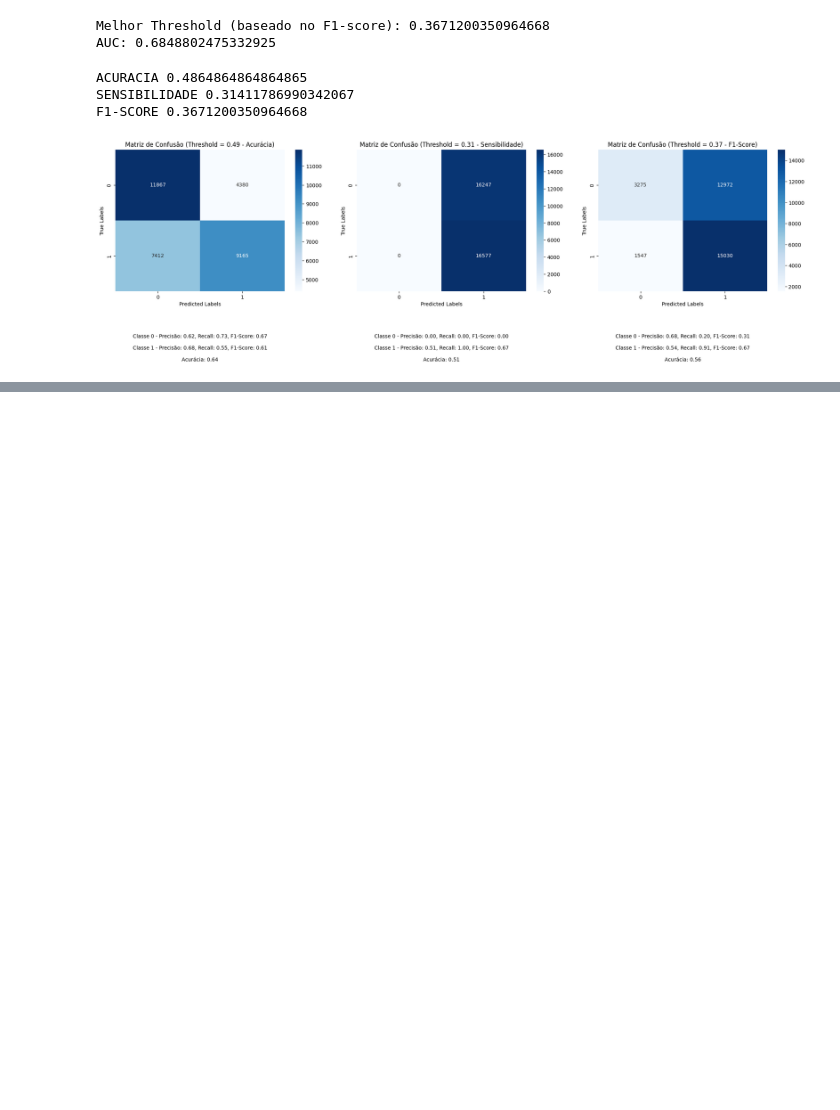
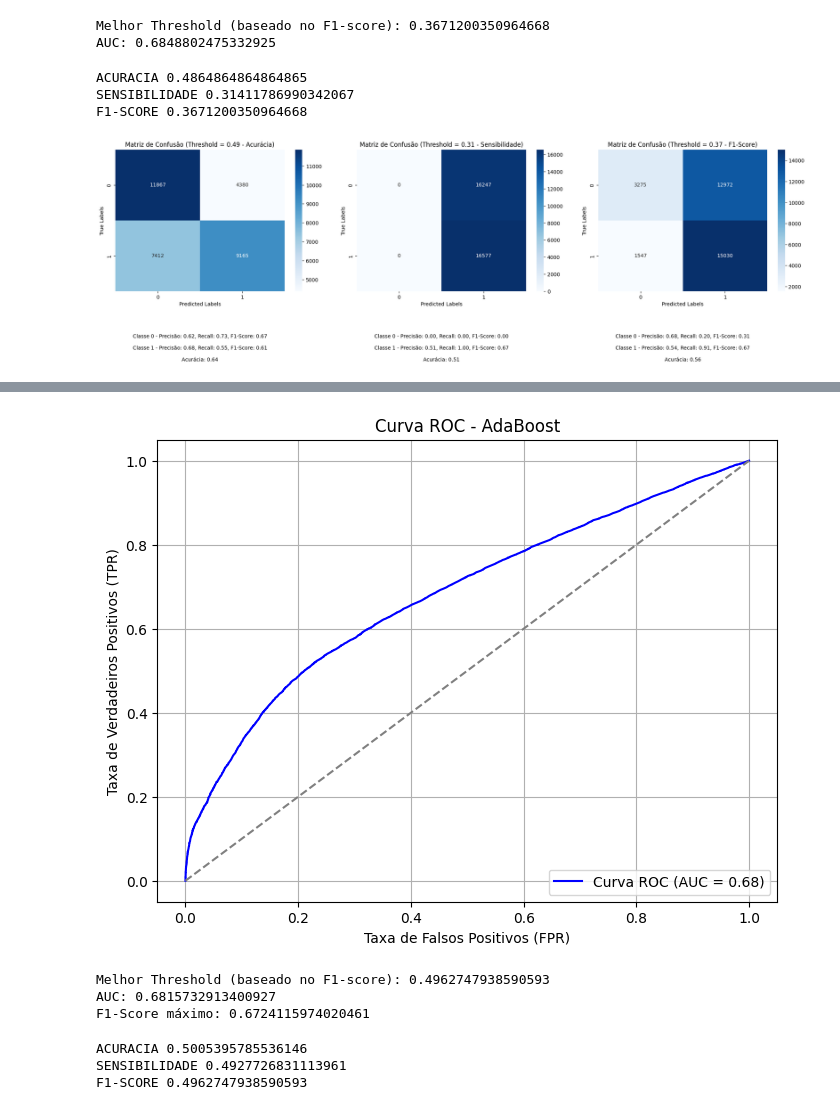
Before and after one commit to AzuraLV/Colabs, a Jupyter notebook: experimentos_parto_prematuro/exp_1_under.ipynb, the cells around one changed output, grey strips where cells are left out. Drawn from its saved outputs; the diff is of its cells as text; code cells hidden in the pictures; blank space fills up the shorter version.

```diff
--- a/experimentos_parto_prematuro/exp_1_under.ipynb
+++ b/experimentos_parto_prematuro/exp_1_under.ipynb
@@ -475,0 +592,48 @@ plt.show()
+# %%
+# F1-SCORE
+
+from sklearn.metrics import roc_curve, auc, f1_score
+import numpy as np
+import matplotlib.pyplot as plt
+
+y_pred_proba_ab = best_ab_model.predict_proba(X_test)[:, 1]
+
+fpr, tpr, roc_thresholds = roc_curve(y_test, y_pred_proba_ab)
+roc_auc = auc(fpr, tpr)
+
+plt.figure(figsize=(8, 6))
+plt.plot(fpr, tpr, color='blue', label='Curva ROC (AUC = %0.2f)' % roc_auc)
+plt.plot([0, 1], [0, 1], color='gray', linestyle='--')
+plt.xlabel('Taxa de Falsos Positivos (FPR)')
+plt.ylabel('Taxa de Verdadeiros Positivos (TPR)')
+plt.title('Curva ROC - AdaBoost')
+plt.legend(loc='lower right')
+plt.grid()
+plt.show()
+
+f1_scores = []
+for threshold in roc_thresholds:
+    y_pred_threshold = (y_pred_proba_ab >= threshold).astype(int)
+    f1 = f1_score(y_test, y_pred_threshold)
+    f1_scores.append(f1)
+
+optimal_idx_f1 = np.argmax(f1_scores)
+optimal_threshold_f1 = roc_thresholds[optimal_idx_f1]
+
+print("Melhor Threshold (baseado no F1-score):", optimal_threshold_f1)
+print("AUC:", roc_auc)
+print("F1-Score máximo:", f1_scores[optimal_idx_f1])
+# %% [output]
+[figure, added]
+Melhor Threshold (baseado no F1-score): 0.4962747938590593
+AUC: 0.6815732913400927
+F1-Score máximo: 0.6724115974020461
+# %%
+# THRESHOLDS
+print('ACURACIA',optimal_threshold)
+print('SENSIBILIDADE',optimal_threshold_recall)
+print('F1-SCORE',optimal_threshold_f1)
+# %% [output]
+ACURACIA 0.5005395785536146
+SENSIBILIDADE 0.4927726831113961
+F1-SCORE 0.4962747938590593
```
Also changed, not shown: parts of 6 cells of this notebook, 1 other file.
